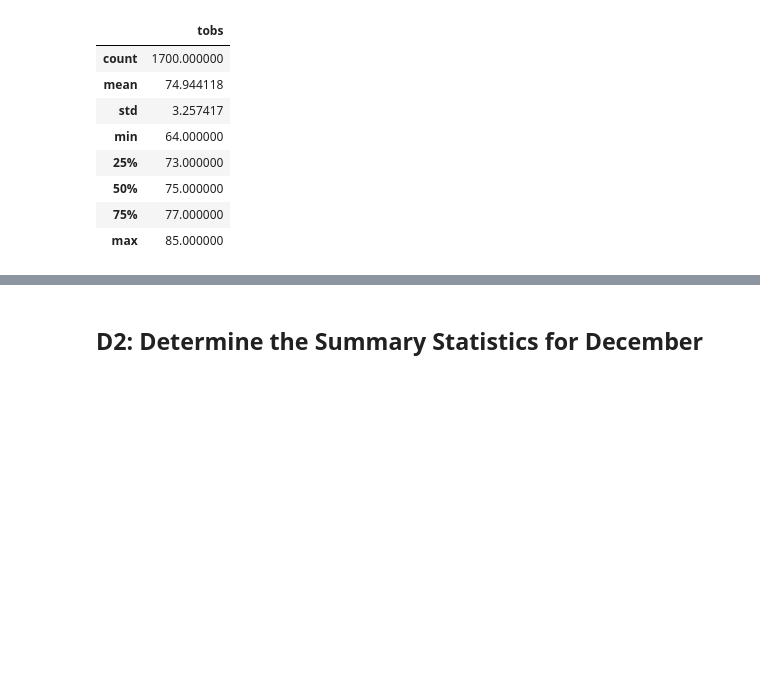
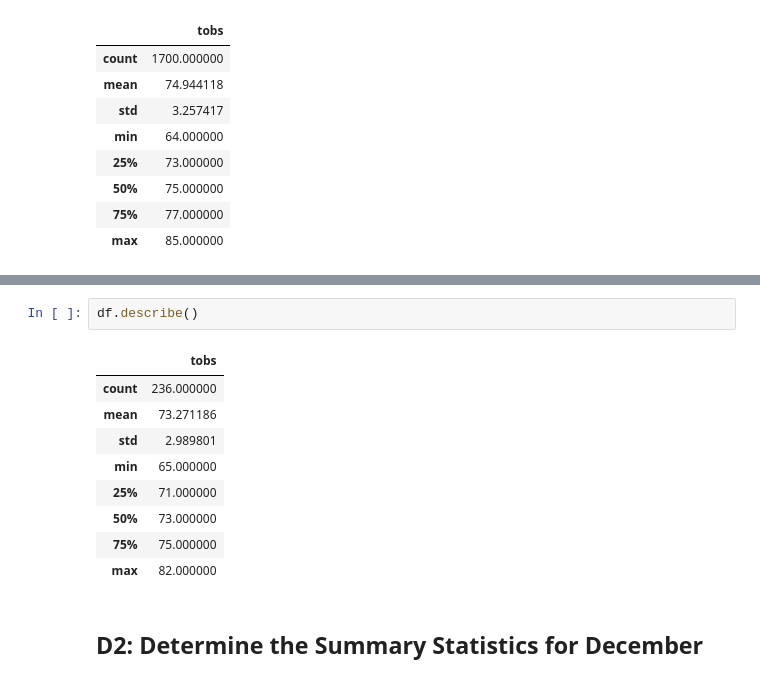
Before and after one commit to JohnWLandeen/surfs_up_sqlite, a Jupyter notebook: SurfsUp_Challenge.ipynb, the cells around one changed output, grey strips where cells are left out. Drawn from its saved outputs; the diff is of its cells as text; blank space fills up the shorter version.

```diff
--- a/SurfsUp_Challenge.ipynb
+++ b/SurfsUp_Challenge.ipynb
@@ -87,3 +108,15 @@ df.describe()
+# %%
+df.describe()
+# %% [output]
+|  | tobs |
+| count | 236.000000 |
+| mean | 73.271186 |
+| std | 2.989801 |
+| min | 65.000000 |
+| 25% | 71.000000 |
+| 50% | 73.000000 |
+| 75% | 75.000000 |
+| max | 82.000000 |
 # %% [markdown]
 ## D2: Determine the Summary Statistics for December
 # %%
```
Also changed, not shown: parts of 6 cells of this notebook.
